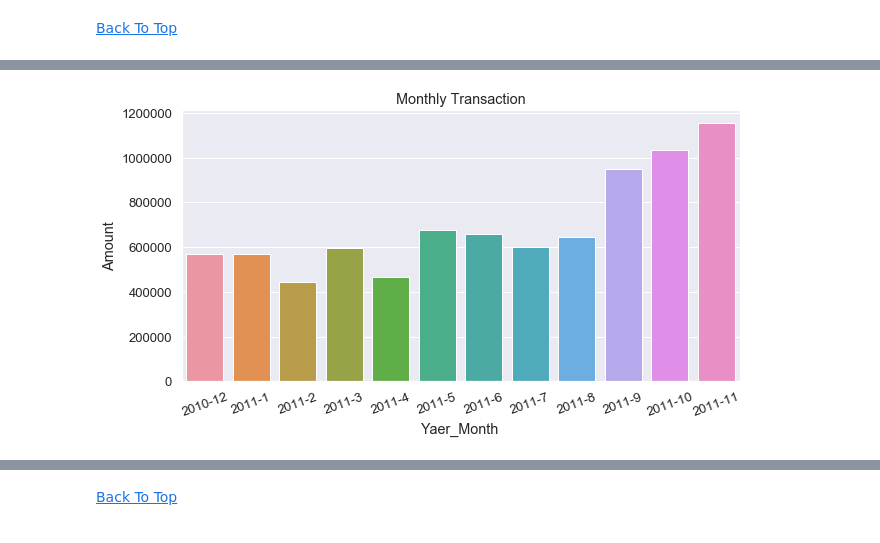
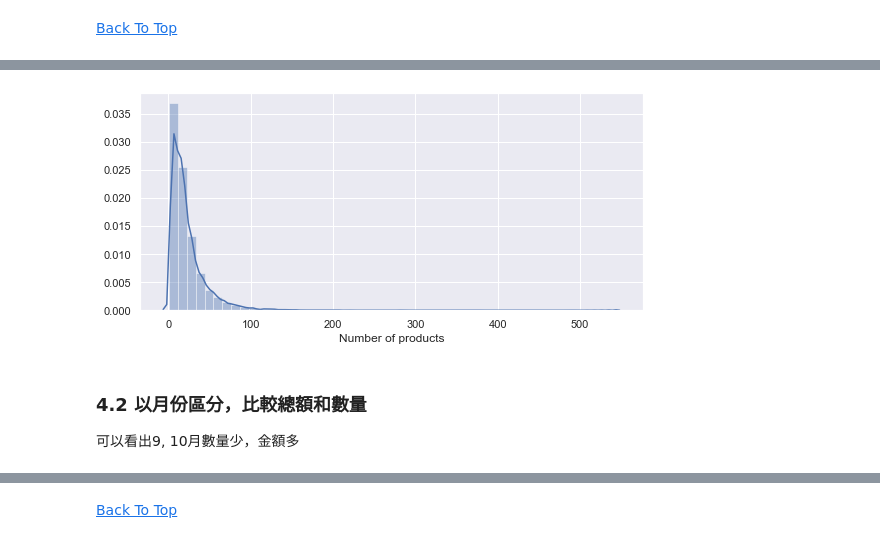
Before and after one commit to 08370011/2019_Data_Mining, a Jupyter notebook: HW2_Apriori_Algorithm/notebook/HW2_Apriori_Algorithm.ipynb, the cells around one changed output, grey strips where cells are left out. Drawn from its saved outputs; the diff is of its cells as text; code cells hidden in the pictures.

```diff
--- a/HW2_Apriori_Algorithm/notebook/HW2_Apriori_Algorithm.ipynb
+++ b/HW2_Apriori_Algorithm/notebook/HW2_Apriori_Algorithm.ipynb
@@ -233,7 +263,6 @@ dataset['Yaer_Month'] = dataset['Year'] + '-' + dataset['Month']
 # %%
 dataset.loc[:,'InvoiceDate']=pd.to_datetime(dataset.loc[:,'InvoiceDate'],
-                                                   format='%Y-%m-%d',
-                                                   errors='coerce')
+                                                   format='%Y-%m-%d')
 # %%
 dataset['Week'] = dataset['InvoiceDate'].map(lambda x:x.weekday())+1
 # %%
@@ -274,0 +361,4 @@ dataset['Description'] = dataset['Description'].str.title()
+# %%
+transaction_df = dataset.groupby(['InvoiceNo','CustomerID'],as_index=False)['InvoiceDate'].count()
+transaction_df = transaction_df.rename(columns = {'InvoiceDate':'Number of products'})
+transaction_df.head()
@@ -275 +372,10 @@ dataset['Description'] = dataset['Description'].str.title()
+# %%
+fig, ax = plt.subplots(figsize=(9,4))
+sns.distplot(transaction_df['Number of products'],ax=ax)
+plt.show()
+# %% [output]
+[figure, added]
+# %% [markdown]
+### 4.2 以月份區分，比較總額和數量
+可以看出9, 10月數量少，金額多
 # %%
@@ -282,12 +388,2 @@ monthly_sales = monthly_sales.sort_values(by=['index']).drop(['index'], axis=1)
-# %%
-fig, ax = plt.subplots(figsize=(10,5))
-sns.set(font_scale =1.2)
-
-sns.barplot(x="Yaer_Month", y="Amount", data=monthly_sales)
-ax.set_title('Monthly Transaction')
-ax.set_xticklabels(ax.get_xticklabels(),rotation=20)
-plt.show()
-# %% [output]
-[figure, removed]
 # %%
 # InvoiceNo包含同一個人買的不同東西，所以要用unique InvoiceNo去計算
```
Also changed, not shown: parts of 104 cells of this notebook.
